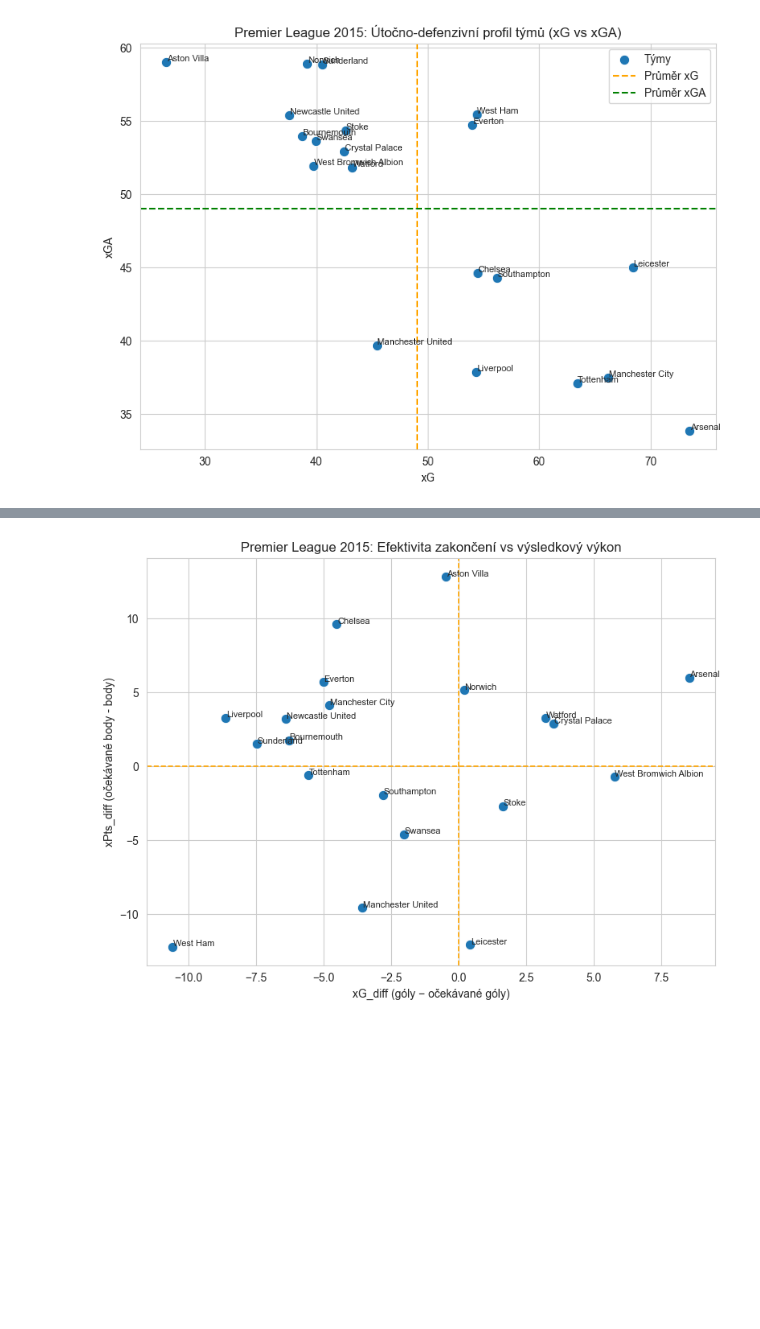
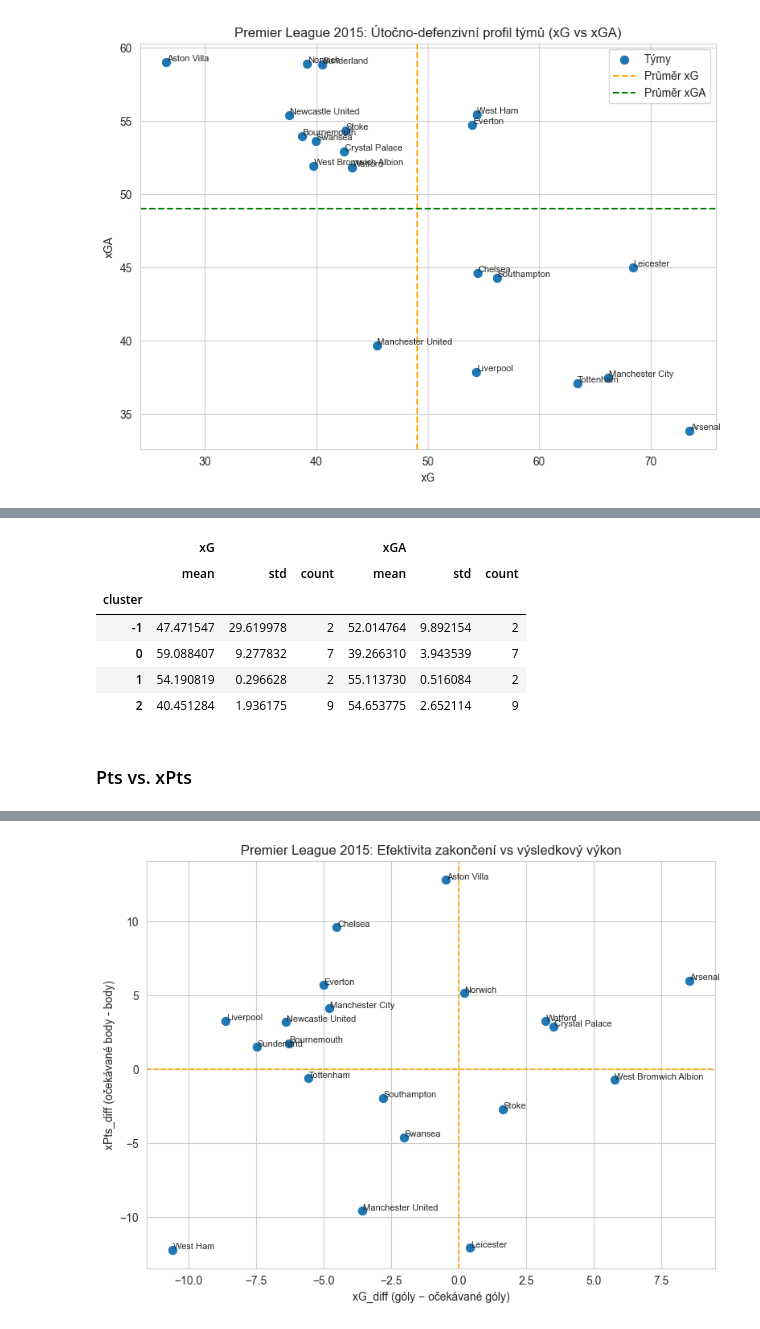
Before and after one commit to xcervenkam/DP, a Jupyter notebook: xG/xG_part.ipynb, the cells around one changed output, grey strips where cells are left out. Drawn from its saved outputs; the diff is of its cells as text; code cells hidden in the pictures; blank space fills up the shorter version.

```diff
--- a/xG/xG_part.ipynb
+++ b/xG/xG_part.ipynb
@@ -422,0 +470,18 @@ plt.show()
+# %%
+cluster_stats = (
+    data
+    .groupby('cluster')[['xG', 'xGA']]
+    .agg(['mean', 'std', 'count'])
+)
+
+cluster_stats
+# %% [output]
+|  | xG |  |  | xGA |  |  |
+|  | mean | std | count | mean | std | count |
+| cluster |  |  |  |  |  |  |
+| -1 | 47.471547 | 29.619978 | 2 | 52.014764 | 9.892154 | 2 |
+| 0 | 59.088407 | 9.277832 | 7 | 39.266310 | 3.943539 | 7 |
+| 1 | 54.190819 | 0.296628 | 2 | 55.113730 | 0.516084 | 2 |
+| 2 | 40.451284 | 1.936175 | 9 | 54.653775 | 2.652114 | 9 |
+# %% [markdown]
+### Pts vs. xPts
```
Also changed, not shown: parts of 15 cells of this notebook.
